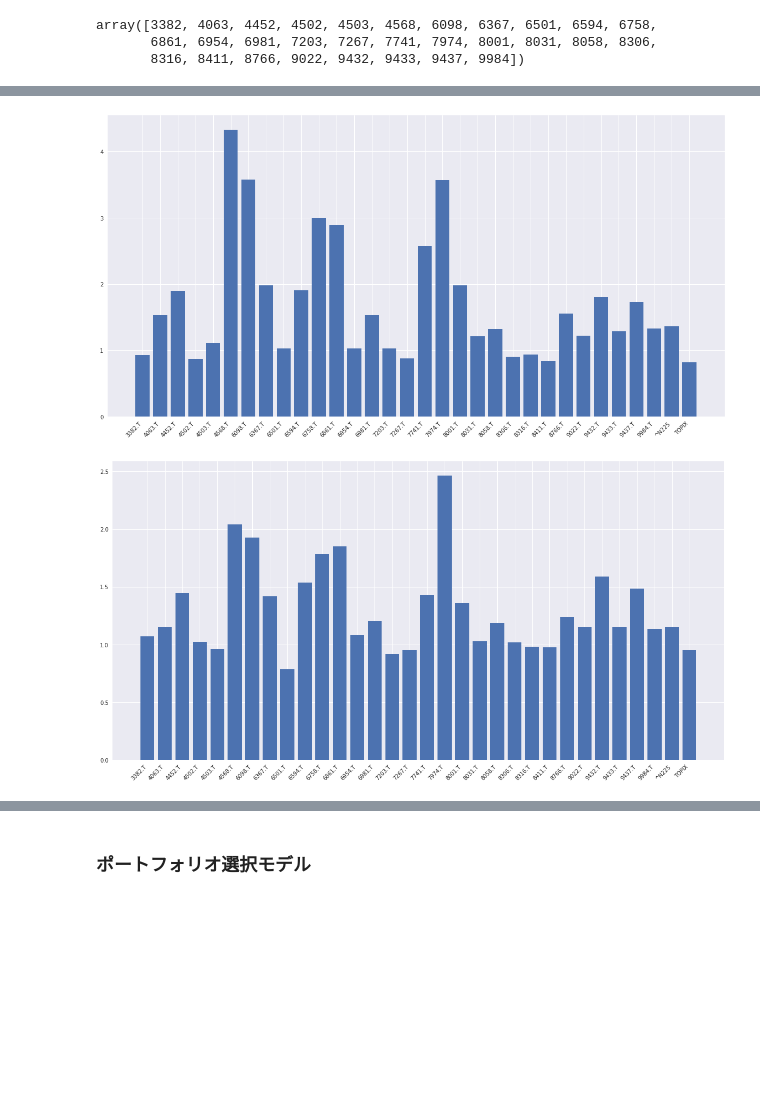
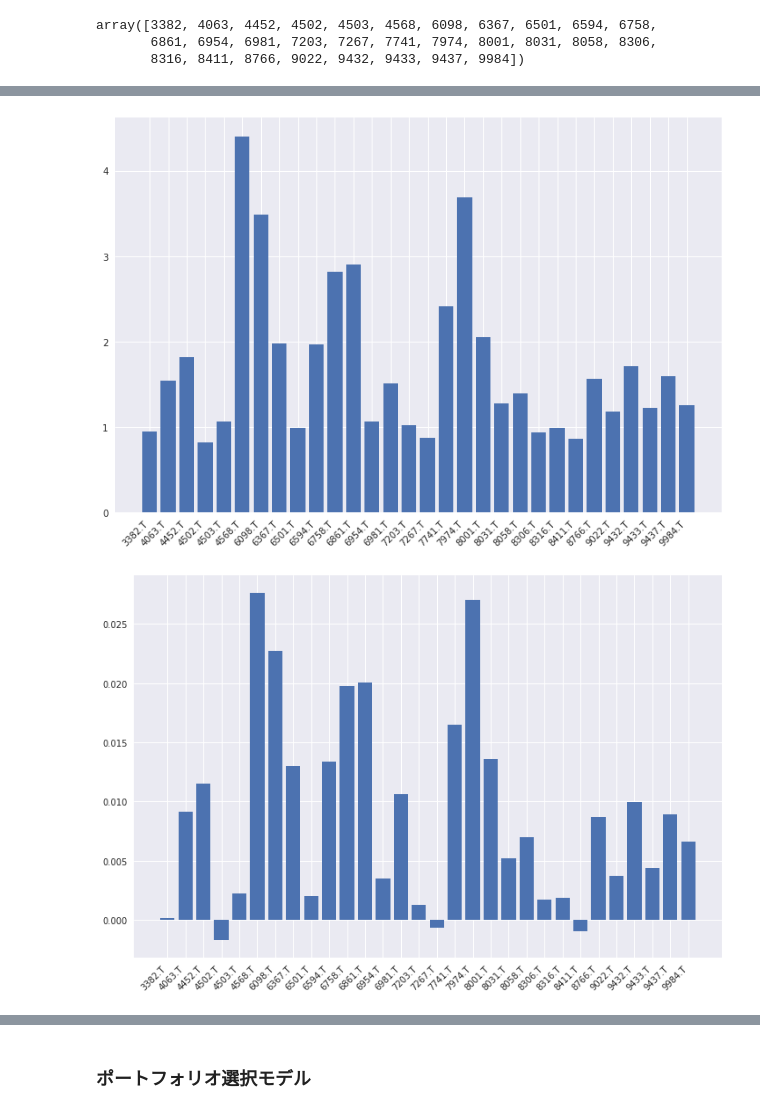
Before and after one commit to yumaloop/pyfe, a Jupyter notebook: notebook/markowitz_mean-variance_model_topix30core.ipynb, the cells around one changed output, grey strips where cells are left out. Drawn from its saved outputs; the diff is of its cells as text; code cells hidden in the pictures; blank space fills up the shorter version.

```diff
--- a/notebook/markowitz_mean-variance_model_topix30core.ipynb
+++ b/notebook/markowitz_mean-variance_model_topix30core.ipynb
@@ -33,19 +33,23 @@ array([3382, 4063, 4452, 4502, 4503, 4568, 6098, 6367, 6501, 6594, 6758,
        6861, 6954, 6981, 7203, 7267, 7741, 7974, 8001, 8031, 8058, 8306,
        8316, 8411, 8766, 9022, 9432, 9433, 9437, 9984])
 # %%
-st = '2015/1/1' # st = datetime(2015, 10, 30)
-ed = '2019/12/31' # ed = datetime(2020, 10, 30)
+# st = '2015/1/1' # st = datetime(2015, 10, 30)
+# ed = '2019/12/31' # ed = datetime(2020, 10, 30)
+
+st = '2015/1/1'
+ed = '2019/12/31'
 
 symbols =  [str(s)+'.T' for s in stocks_topix30]
-symbols.append('^N225')
-symbols.append('TOPIX')
+# symbols.append('^N225')
+# symbols.append('TOPIX')
 
 dfs = []
 for symbol in symbols:
-    df = pandas_datareader.data.DataReader(symbol, 'yahoo', st, ed)
-    df = df.sort_values(by='Date',ascending=True)
-    df = df.fillna(method='ffill') # 前営業日の値で埋める
-    df = df[["Close"]].rename(columns={'Close': symbol})
+    df = pandas_datareader.data.DataReader(symbol, 'yahoo', st, ed) # daily
+    df = df.resample('M').mean() # monthly
+    df = df.sort_values(by='Date', ascending=True)
+    df = df.fillna(method='ffill') # 1つ前の行の値で埋める
+    df = df[['Close']].rename(columns={'Close': symbol})
     dfs.append(df)
 
 df = pd.concat(dfs, axis=1)
@@ -74,24 +78,23 @@ plt.show()
 # %%
-def calc_cumulative_returns(df):
+def calc_returns(df):
     """
     calculate cumulative returns
     """
     df = df.fillna(method='ffill').dropna()
 
-    # 収益率(daily change)
-    df_retday = df.pct_change()
+    # 収益率(returns change)
+    df_retchg = df.pct_change()
 
     # 累積収益率 (cumulative returns)
-    df_retcum = (1 + df_retday).cumprod()
+    df_retcum = (1 + df_retchg).cumprod()
+    df_retcum = df_retcum.fillna(1.0) # 最初の行を1.0に直す
 
-    df_retcum = df_retcum.fillna(1.0)
-
-    return df_retcum
+    return df_retcum, df_retchg
 # %%
-df_retcum = calc_cumulative_returns(df)
+df_retcum, df_retchg = calc_returns(df)
 
-display(df_retcum.head(3))
-display(df_retcum.tail(3))
+display(df_retchg.head(3))
+display(df_retchg.tail(3))
 # %% [output]
 |  | 3382.T | 4063.T | 4452.T | 4502.T | 4503.T | 4568.T | 6098.T | 6367.T | 6501.T | 6594.T | ... | ... |
 | Date |  |  |  |  |  |  |  |  |  |  |  | ... |
@@ -132,18 +149,18 @@ for idx, col in enumerate(df_retcum.columns):
 # %%
 # cumulative returns
-plt.figure(figsize=(20,10))
-plt.bar(df_retcum.columns, df_retcum.iloc[-1].values)
+plt.figure(figsize=(12,8))
+plt.bar(df_retchg.columns, df_retcum.iloc[-1].values)
 plt.xticks(rotation=45, ha='right')
 plt.show()
 # %% [output]
-[figure, old version]
+[figure, new version]
 # %%
 # expected returns
-plt.figure(figsize=(20,10))
-plt.bar(df_retcum.columns, df_retcum.mean().values)
+plt.figure(figsize=(12,8))
+plt.bar(df_retcum.columns, df_retchg.mean().values)
 plt.xticks(rotation=45, ha='right')
 plt.show()
 # %% [output]
-[figure, old version]
+[figure, new version]
 # %%
 # variance
```
Also changed, not shown: parts of 17 cells of this notebook, 1 other file.
